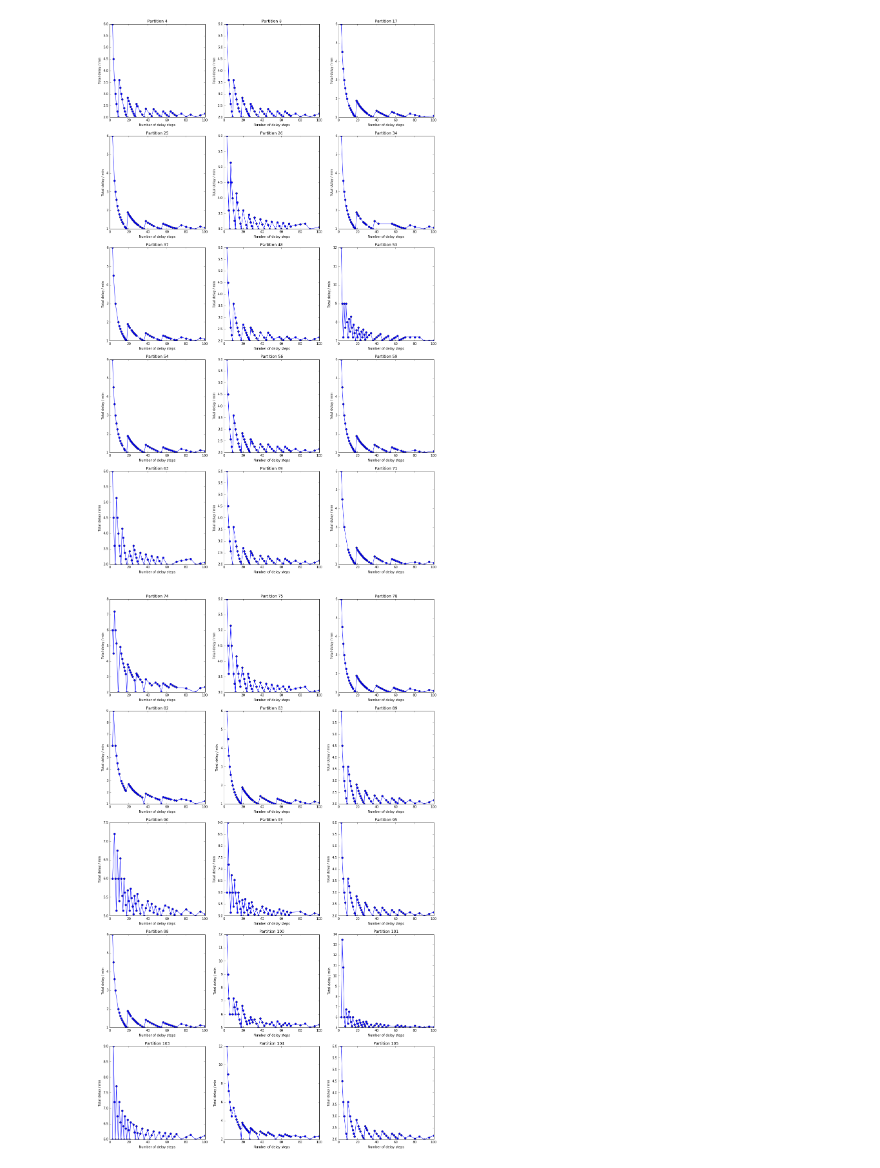
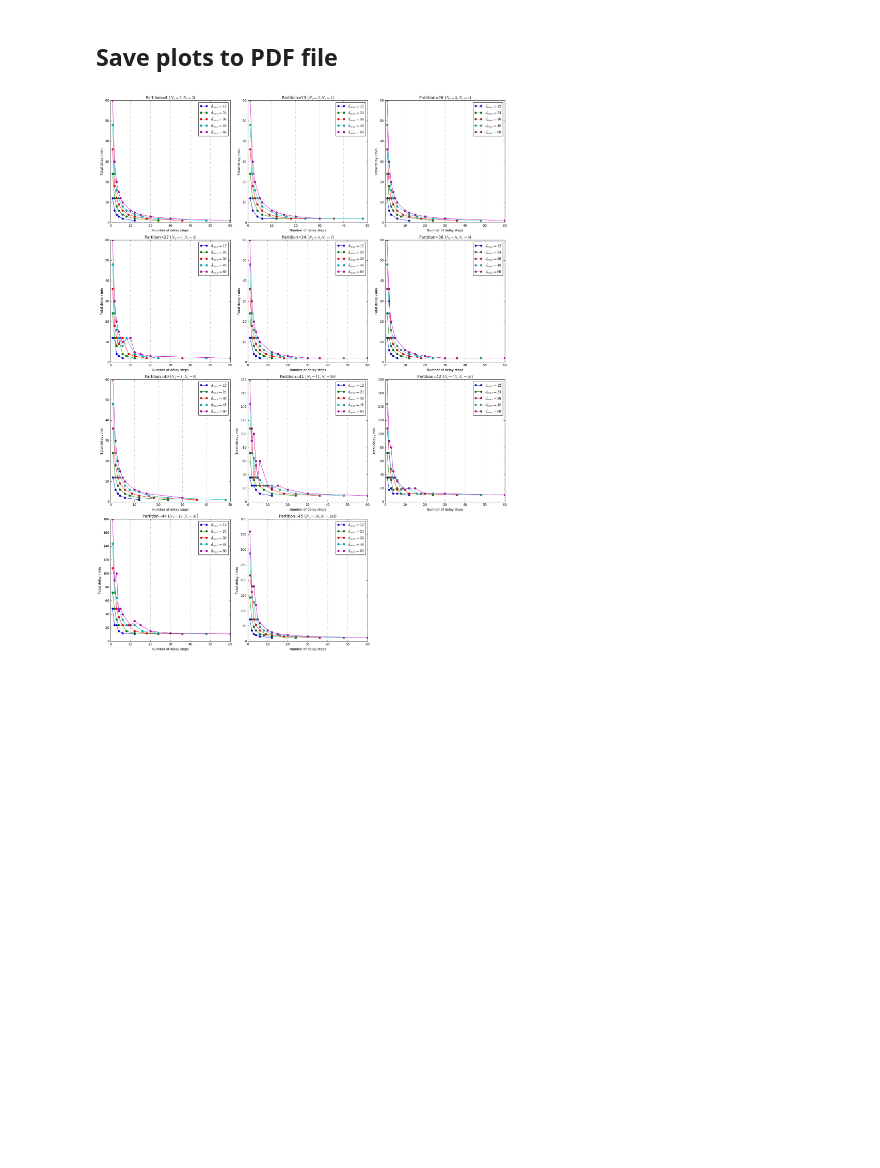
Before and after one commit to ventugithub/QCFATM, a Jupyter notebook: code/departureDelayModel/constraint_programming/analysis/Analyse model discretization.ipynb, the cells around one changed output. Saved outputs shown, nothing was run; the diff lists cells and outputs as text; code cells hidden in the pictures; blank space fills up the shorter version.

```diff
--- a/code/departureDelayModel/constraint_programming/analysis/Analyse model discretization.ipynb
+++ b/code/departureDelayModel/constraint_programming/analysis/Analyse model discretization.ipynb
@@ -36,13 +52,16 @@ Np = len(totaldelays.keys())
 nrow = Np / ncol + (Np % ncol != 0)
 fig = plt.figure(figsize=(6 * ncol, 6 * nrow))
 n = 0
-for partition in totaldelays.keys():
+for partition in sorted(totaldelays.keys()):
     ax = fig.add_subplot(nrow, ncol, n + 1)
-    ax.plot(totaldelays[partition][0], totaldelays[partition][1], 'o-')
-    ax.set_title("Partition %i" % partition)
-    #ax.set_xlim(0, 100)
+    td = totaldelays[partition]
+    for maxDelay in sorted(td.keys()):
+        ax.plot(td[maxDelay][0], td[maxDelay][1], 'o-', label='$d_{max} = %i$' % maxDelay)
+    ax.legend(loc='upper right')
+    ax.grid(axis='x')
     ax.set_xlabel('Number of delay steps')
     ax.set_ylabel('Total delay / min')
+    ax.set_title('Partition=%i ($N_f=%i, N_c=%i$)' % (partition, numFlights[partition], numConflicts[partition]))
 
     n = n + 1
 plt.tight_layout()
@@ -51,31 +70,32 @@ plt.tight_layout()
+# %% [markdown]
+## Save plots to PDF file ##
 # %%
 nperpage = 5
 
 ncol = 3
 Np = len(totaldelays.keys())
 nrow = Np / ncol + (Np % ncol != 0)
 pdf = matplotlib.backends.backend_pdf.PdfPages('totalDelayVsNumDelay.pdf');
 n = 0
-for partition in totaldelays.keys():
+for partition in sorted(totaldelays.keys()):
     if n % (ncol * nperpage) == 0:
         fig = plt.figure(figsize=(6 * ncol, 6 * nperpage));
 
     ax = fig.add_subplot(nperpage, ncol, n % (ncol * nperpage) + 1)
-    ax.plot(totaldelays[partition][0], totaldelays[partition][1], 'o-')
-    ax.set_title("Partition %i" % partition)
-    #ax.set_xlim(0, 100)
+    td = totaldelays[partition]
+    for maxDelay in sorted(td.keys()):
+        ax.plot(td[maxDelay][0], td[maxDelay][1], 'o-', label='$d_{max} = %i$' % maxDelay)
+    ax.legend(loc='upper right')
+    ax.grid(axis='x')
     ax.set_xlabel('Number of delay steps')
     ax.set_ylabel('Total delay / min')
+    ax.set_title('Partition=%i ($N_f=%i, N_c=%i$)' % (partition, numFlights[partition], numConflicts[partition]))
 
     if n % (ncol * nperpage) == ncol * nperpage - 1:
         pdf.savefig(figure=fig);
     n = n + 1
 pdf.savefig(figure=fig);
-
-
 pdf.close();
-
 plt.tight_layout()
 # %% [output]
-[figure, old version]
+[figure, new version]
-[figure, removed]
```
Also changed, not shown: parts of 11 cells of this notebook, 5 other files.
